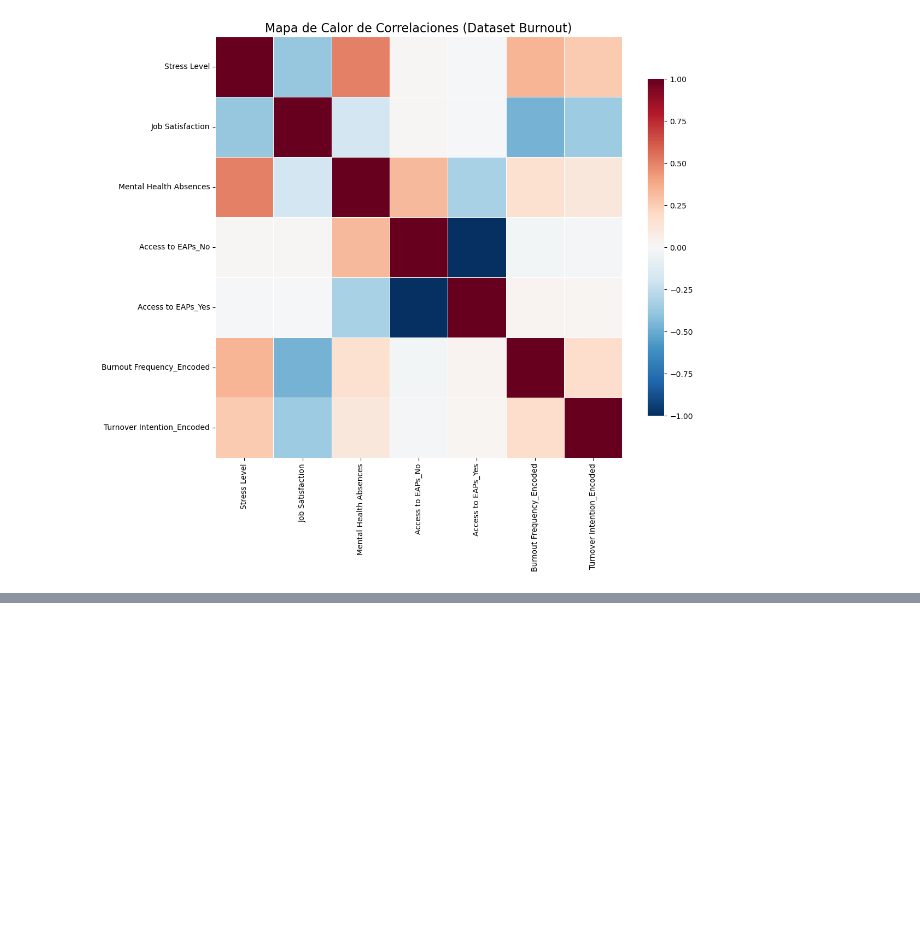
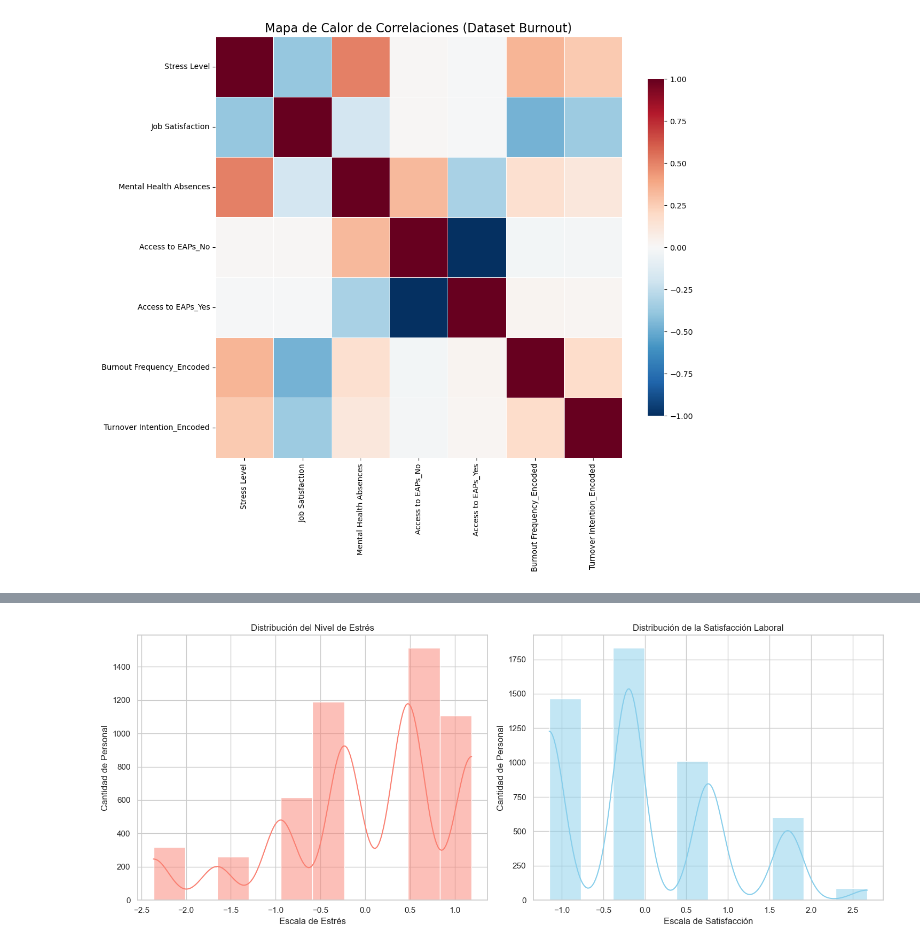
Before and after one commit to pgonzalezp-usm/proyecto-burnout-enfermeria_usm, a Jupyter notebook: notebooks/Proyecto Final.ipynb, the cells around one changed output, grey strips where cells are left out. Drawn from its saved outputs; the diff is of its cells as text; code cells hidden in the pictures; blank space fills up the shorter version.

```diff
--- a/notebooks/Proyecto Final.ipynb
+++ b/notebooks/Proyecto Final.ipynb
@@ -252,0 +261,23 @@ plt.show()
+# %%
+# Configuramos el estilo
+sns.set_theme(style="whitegrid")
+
+# Creamos una figura con varios subgráficos
+fig, axes = plt.subplots(1, 2, figsize=(15, 6))
+
+# Histograma 1: Nivel de Estrés
+sns.histplot(df_procesado['Stress Level'], bins=10, kde=True, ax=axes[0], color='salmon')
+axes[0].set_title('Distribución del Nivel de Estrés')
+axes[0].set_xlabel('Escala de Estrés')
+axes[0].set_ylabel('Cantidad de Personal')
+
+# Histograma 2: Satisfacción Laboral
+sns.histplot(df_procesado['Job Satisfaction'], bins=10, kde=True, ax=axes[1], color='skyblue')
+axes[1].set_title('Distribución de la Satisfacción Laboral')
+axes[1].set_xlabel('Escala de Satisfacción')
+axes[1].set_ylabel('Cantidad de Personal')
+
+plt.tight_layout()
+plt.show()
+# %% [output]
+[figure, added]
```
Also changed, not shown: parts of 1 cell of this notebook.
